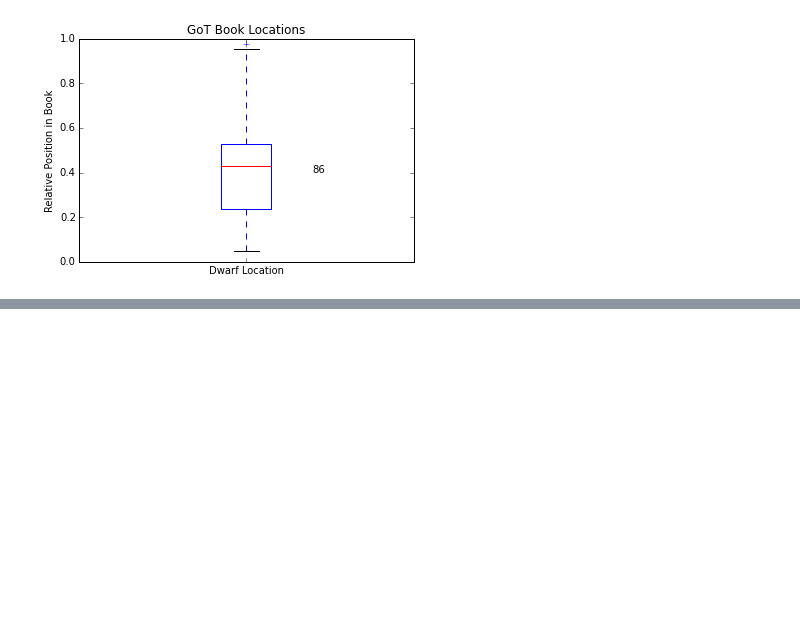
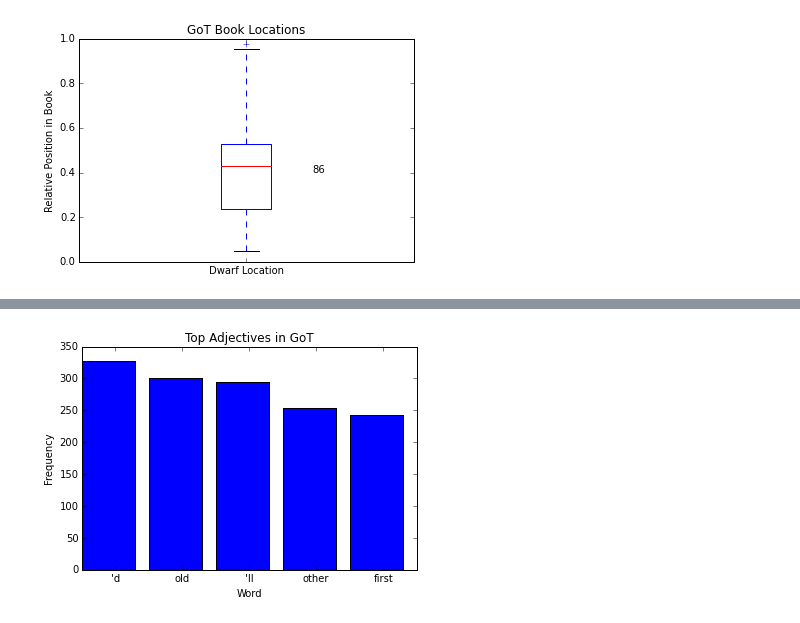
Before and after one commit to jakyzhu/computing_workshops, a Jupyter notebook: workshop_1/GoT.ipynb, the cells around one changed output, grey strips where cells are left out. Cells and saved outputs as stored; diff of their text form; code cells hidden in the pictures; blank space fills up the shorter version.

```diff
--- a/workshop_1/GoT.ipynb
+++ b/workshop_1/GoT.ipynb
@@ -253,0 +318,9 @@ plt.show()
+# %%
+plt.bar(np.arange(5),ordered_top_adjectives.values()[:5])
+plt.xticks(np.arange(5)+.5,ordered_top_adjectives.keys()[:5])
+plt.title("Top Adjectives in GoT")
+plt.xlabel("Word")
+plt.ylabel("Frequency")
+plt.show()
+# %% [output]
+[figure, added]
```
Also changed, not shown: parts of 15 cells of this notebook, 2 other files.
